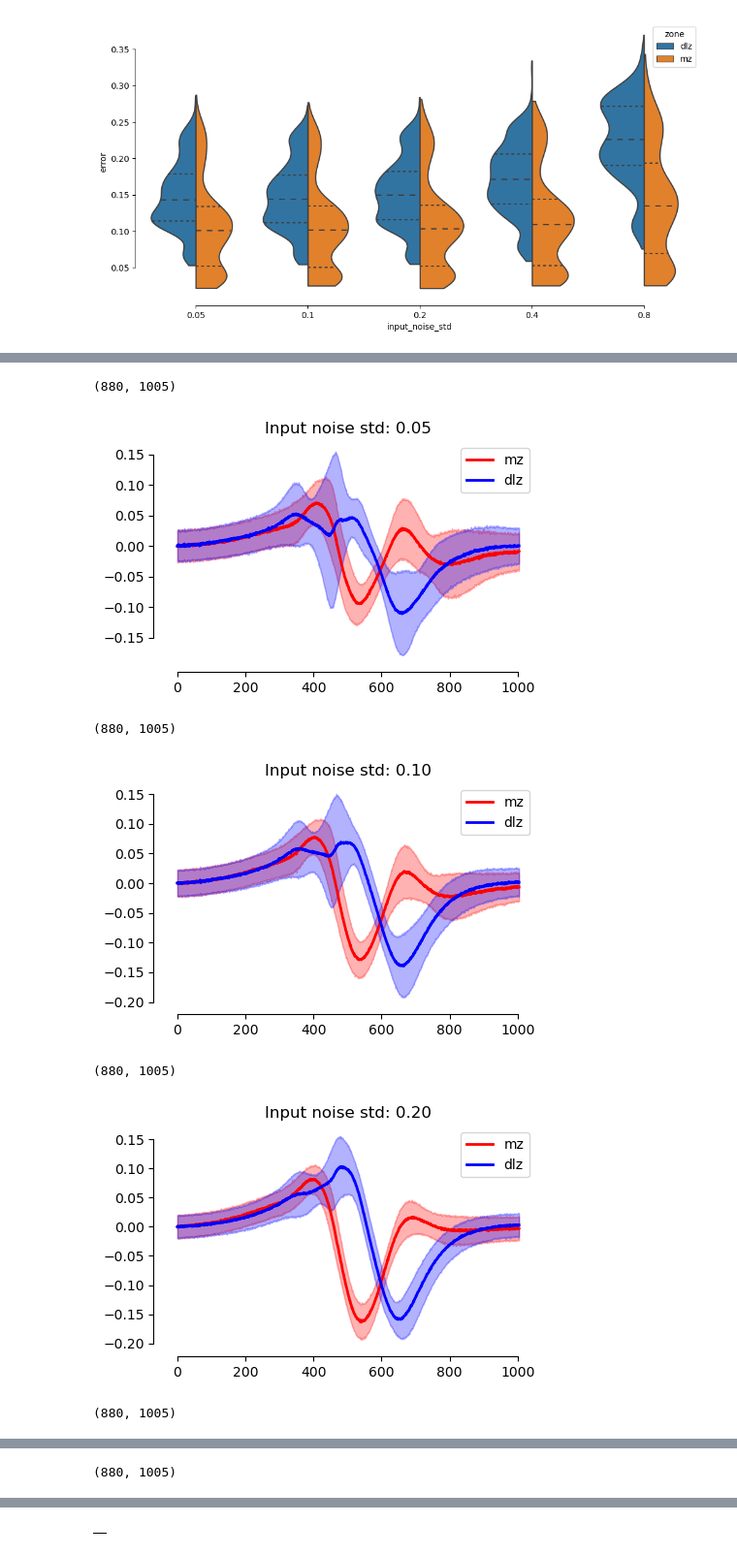
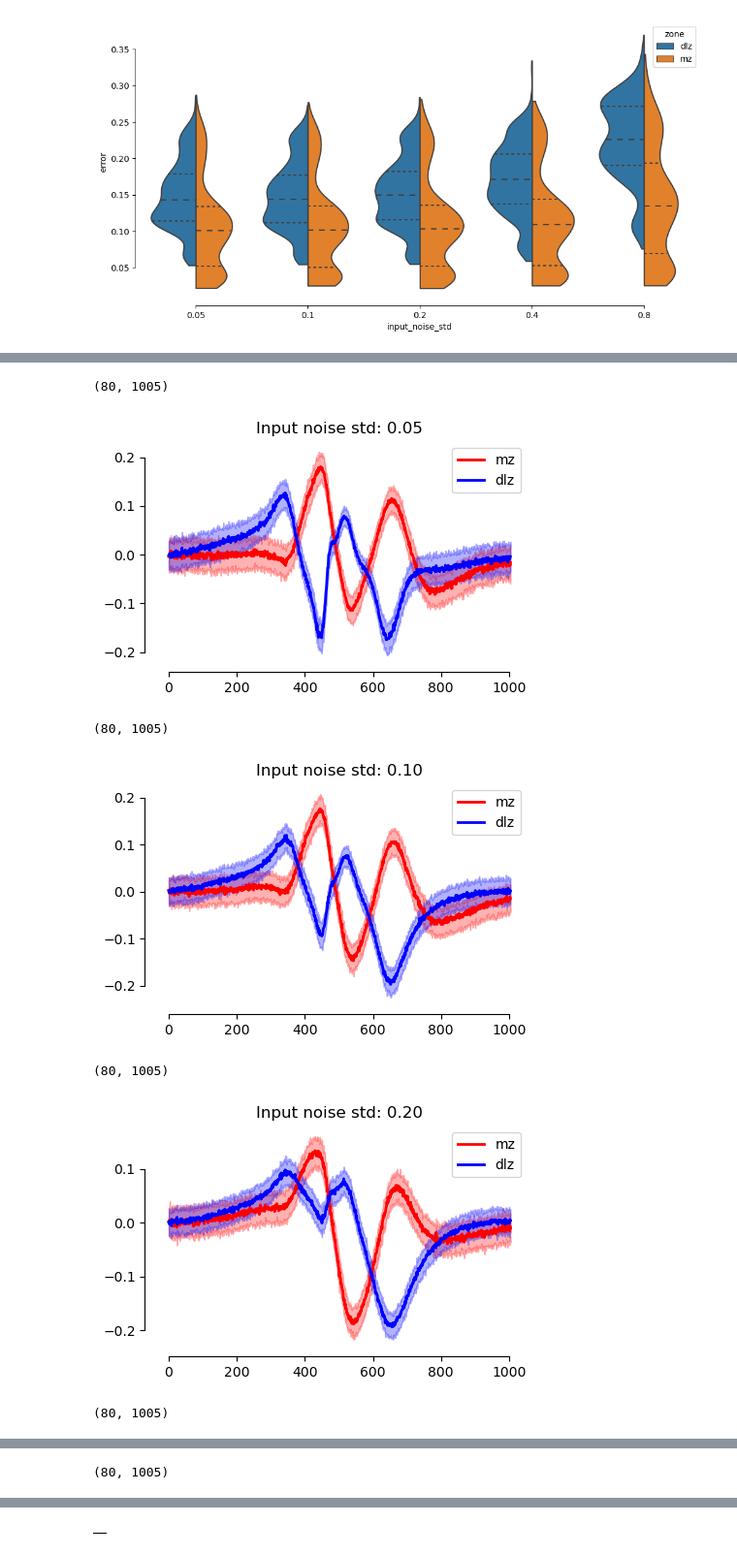
Before and after one commit to DenisTurcu/efish-receptors-model, a Jupyter notebook: filters-models/conv-mormyromast-models.ipynb, the cells around one changed output, grey strips where cells are left out. Shown: that part at 97% size. Saved outputs shown, nothing was run; the diff lists cells and outputs as text; code cells hidden in the pictures.

```diff
--- a/filters-models/conv-mormyromast-models.ipynb
+++ b/filters-models/conv-mormyromast-models.ipynb
@@ -44,41 +53,41 @@ sns.despine(offset=5, trim=True)
 # %%
-def plot_coefficients(df):
+def plot_filters(dfgroup):
     plt.figure(figsize=(5, 3))
-    coefficients = np.vstack(df[df["zone"] == "mz"]["model_filter"])
-    print(coefficients.shape)
+    filters = np.vstack(dfgroup[dfgroup["zone"] == "mz"]["model_filter"])
+    print(filters.shape)
     # plt.plot(coefficients.T, color="black", alpha=0.1, lw=0.1)
-    plt.plot(coefficients.mean(axis=0), color="red", lw=2, label="mz")
+    plt.plot(filters.mean(axis=0), color="red", lw=2, label="mz")
     plt.fill_between(
-        x=np.arange(coefficients.shape[1]),
-        y1=coefficients.mean(axis=0) - coefficients.std(axis=0),
-        y2=coefficients.mean(axis=0) + coefficients.std(axis=0),
+        x=np.arange(filters.shape[1]),
+        y1=filters.mean(axis=0) - filters.std(axis=0),
+        y2=filters.mean(axis=0) + filters.std(axis=0),
         color="red",
         alpha=0.3,
     )
-    coefficients = np.vstack(df[df["zone"] == "dlz"]["model_filter"])
+    filters = np.vstack(dfgroup[dfgroup["zone"] == "dlz"]["model_filter"])
     # plt.plot(coefficients.T, color="black", alpha=0.1, lw=0.1)
-    plt.plot(coefficients.mean(axis=0), color="blue", lw=2, label="dlz")
+    plt.plot(filters.mean(axis=0), color="blue", lw=2, label="dlz")
     plt.fill_between(
-        x=np.arange(coefficients.shape[1]),
-        y1=coefficients.mean(axis=0) - coefficients.std(axis=0),
-        y2=coefficients.mean(axis=0) + coefficients.std(axis=0),
+        x=np.arange(filters.shape[1]),
+        y1=filters.mean(axis=0) - filters.std(axis=0),
+        y2=filters.mean(axis=0) + filters.std(axis=0),
         color="blue",
         alpha=0.3,
     )
     sns.despine(offset=5, trim=True)
-    plt.title(f"Input noise std: {df['input_noise_std'].iloc[0]:.2f}")
+    plt.title(f"Input noise std: {dfgroup['input_noise_std'].iloc[0]:.2f}")
     plt.legend()
     plt.show()
     plt.close()
     pass
 
 
-filters_models.groupby("input_noise_std").apply(plot_coefficients)
+filters_models[filters_models["fish_id"]=="fish"].groupby("input_noise_std").apply(plot_filters)
 # %% [output]
-(880, 1005)
+(80, 1005)
-[figure, old version]
+[figure, new version]
-(880, 1005)
+(80, 1005)
-[figure, old version]
+[figure, new version]
-(880, 1005)
+(80, 1005)
-[figure, old version]
+[figure, new version]
-(880, 1005)
+(80, 1005)
@@ -86 +95 @@ filters_models.groupby("input_noise_std").apply(plot_coefficients)
-(880, 1005)
+(80, 1005)
```
Also changed, not shown: parts of 11 cells of this notebook, 1 other file.
